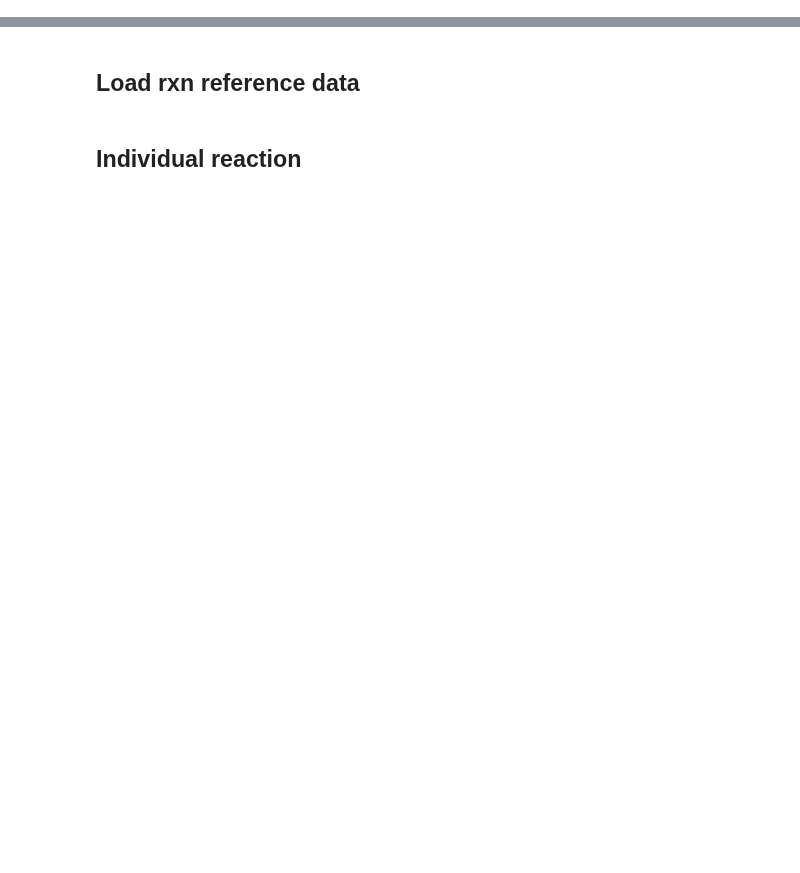
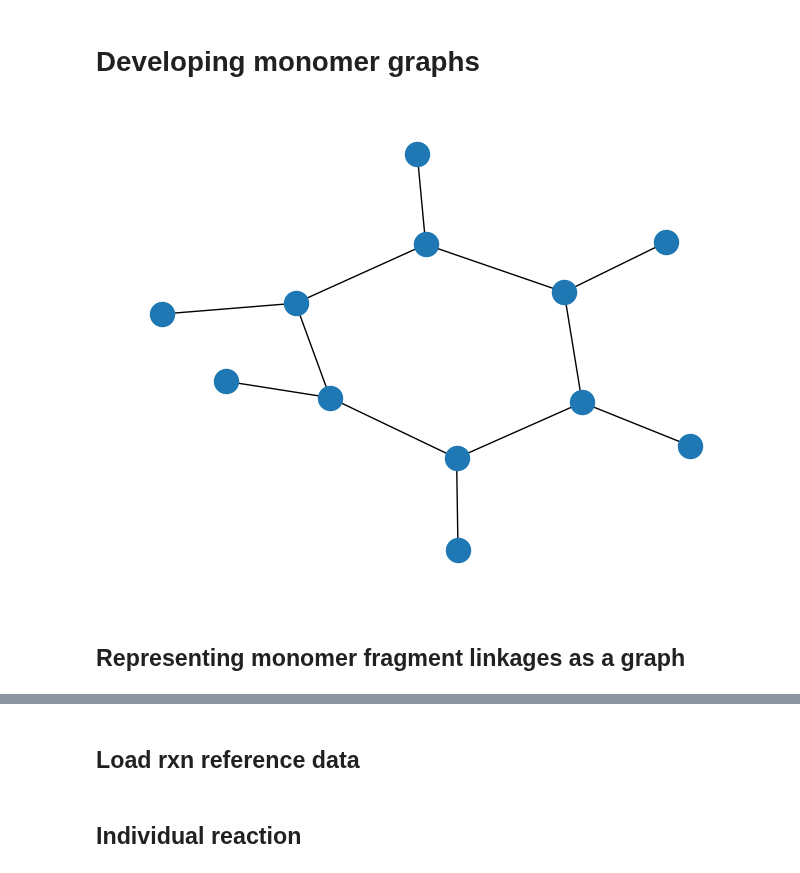
Before and after one commit to timbernat/NREL_polymers, a Jupyter notebook: testing.ipynb, the cells around one changed output, grey strips where cells are left out. Saved outputs shown, nothing was run; the diff lists cells and outputs as text; code cells hidden in the pictures; blank space fills up the shorter version.

Commit message:
Initial development of monomer graph specification

```diff
--- a/testing.ipynb
+++ b/testing.ipynb
@@ -223,0 +72,2 @@ class PolymerizationReactor(Reactor):
+# %% [markdown]
+# Developing monomer graphs
@@ -223,0 +84,15 @@ class PolymerizationReactor(Reactor):
+# %%
+from polymerist.rdutils.rdgraphs import rdmol_to_networkx
+from polymerist.monomers import specification
+
+smi = 'c1ccccc1'
+exp_smi = specification.expanded_SMILES(smi, assign_map_nums=False)
+rdmol = Chem.MolFromSmiles(exp_smi, sanitize=False)
+Chem.SanitizeMol(rdmol, sanitizeOps=specification.SANITIZE_AS_KEKULE)
+
+G = rdmol_to_networkx(rdmol)
+nx.draw(G)
+# %% [output]
+[figure, added]
+# %% [markdown]
+## Representing monomer fragment linkages as a graph
```
Also changed, not shown: parts of 68 cells of this notebook.
